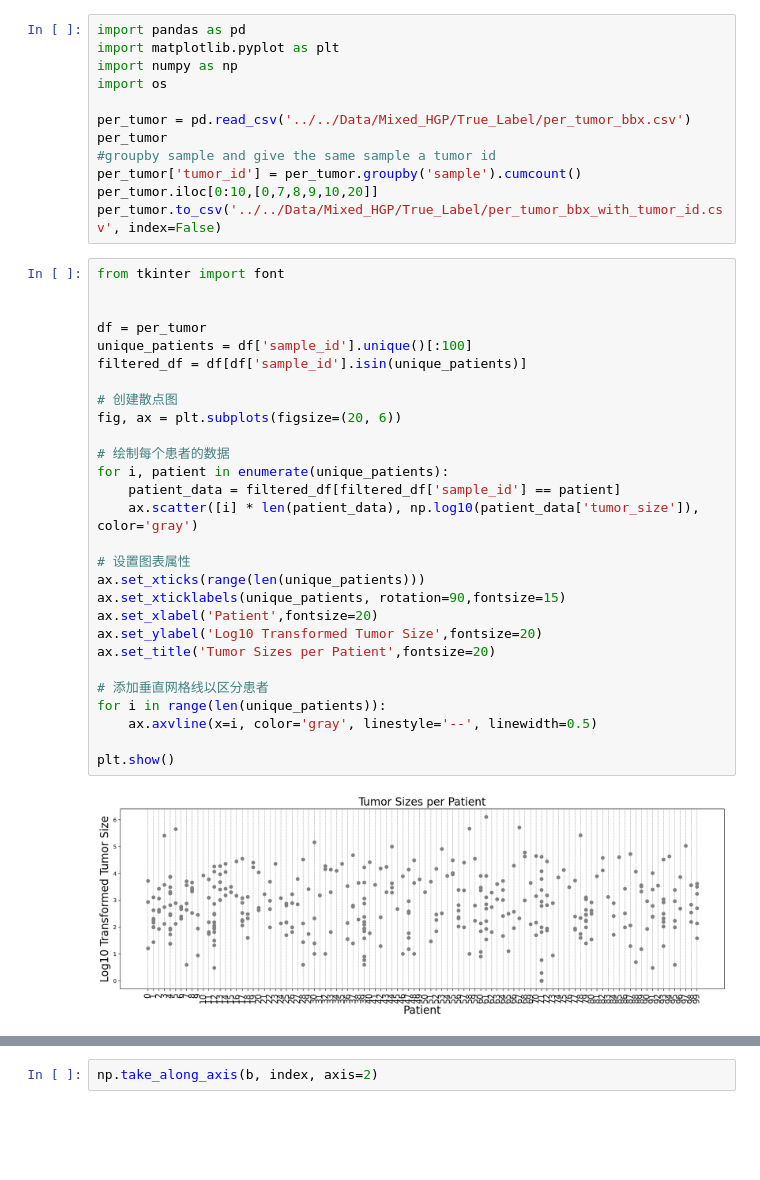
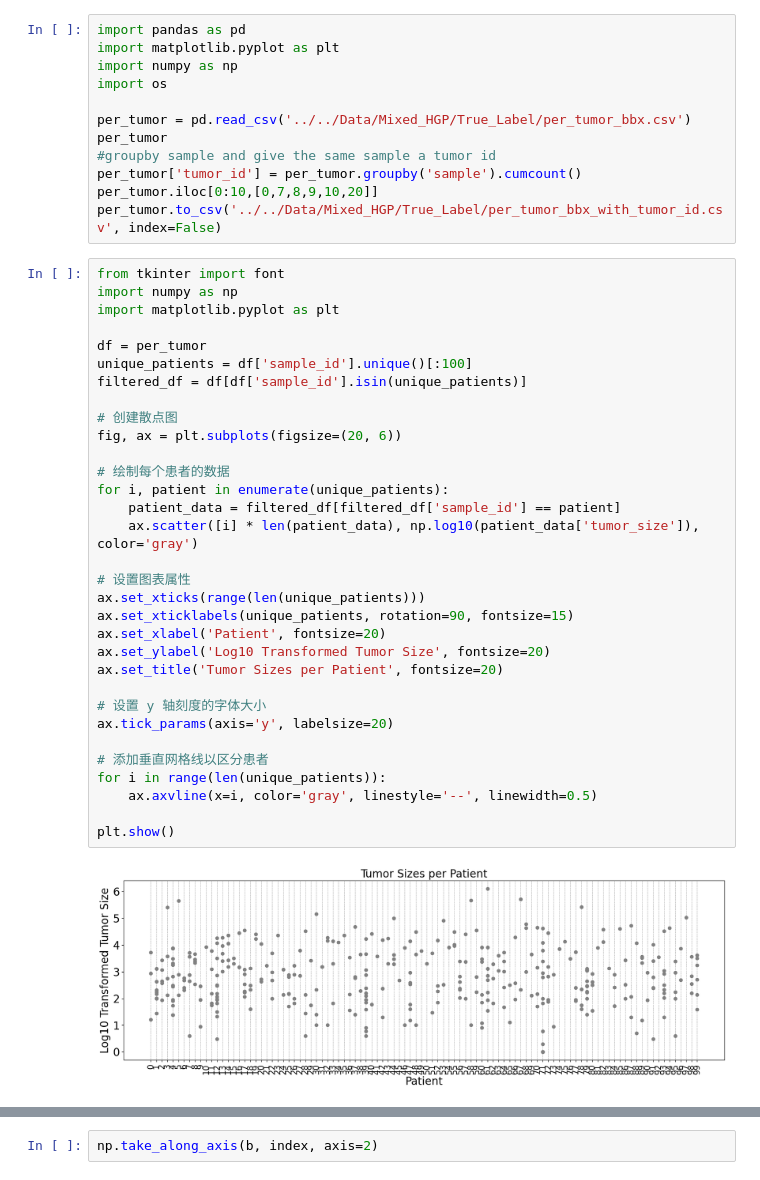
Before and after one commit to BaconDavid/CRLM_Internship_Project, a Jupyter notebook: Jupyter_Test/Data_stuff.ipynb, the cells around one changed output, grey strips where cells are left out. Cells and saved outputs as stored; diff of their text form; blank space fills up the shorter version.

```diff
--- a/Jupyter_Test/Data_stuff.ipynb
+++ b/Jupyter_Test/Data_stuff.ipynb
@@ -14,31 +14,35 @@ per_tumor.iloc[0:10,[0,7,8,9,10,20]]
 per_tumor.to_csv('../../Data/Mixed_HGP/True_Label/per_tumor_bbx_with_tumor_id.csv', index=False)
 # %%
 from tkinter import font
-
+import numpy as np
+import matplotlib.pyplot as plt
 
 df = per_tumor
 unique_patients = df['sample_id'].unique()[:100]
 filtered_df = df[df['sample_id'].isin(unique_patients)]
 
 # 创建散点图
 fig, ax = plt.subplots(figsize=(20, 6))
 
 # 绘制每个患者的数据
 for i, patient in enumerate(unique_patients):
     patient_data = filtered_df[filtered_df['sample_id'] == patient]
     ax.scatter([i] * len(patient_data), np.log10(patient_data['tumor_size']), color='gray')
 
 # 设置图表属性
 ax.set_xticks(range(len(unique_patients)))
-ax.set_xticklabels(unique_patients, rotation=90,fontsize=15)
-ax.set_xlabel('Patient',fontsize=20)
-ax.set_ylabel('Log10 Transformed Tumor Size',fontsize=20)
-ax.set_title('Tumor Sizes per Patient',fontsize=20)
+ax.set_xticklabels(unique_patients, rotation=90, fontsize=15)
+ax.set_xlabel('Patient', fontsize=20)
+ax.set_ylabel('Log10 Transformed Tumor Size', fontsize=20)
+ax.set_title('Tumor Sizes per Patient', fontsize=20)
+
+# 设置 y 轴刻度的字体大小
+ax.tick_params(axis='y', labelsize=20)
 
 # 添加垂直网格线以区分患者
 for i in range(len(unique_patients)):
     ax.axvline(x=i, color='gray', linestyle='--', linewidth=0.5)
 
 plt.show()
 # %% [output]
-[figure, old version]
+[figure, new version]
```
Also changed, not shown: parts of 3 cells of this notebook, 3 other files.
